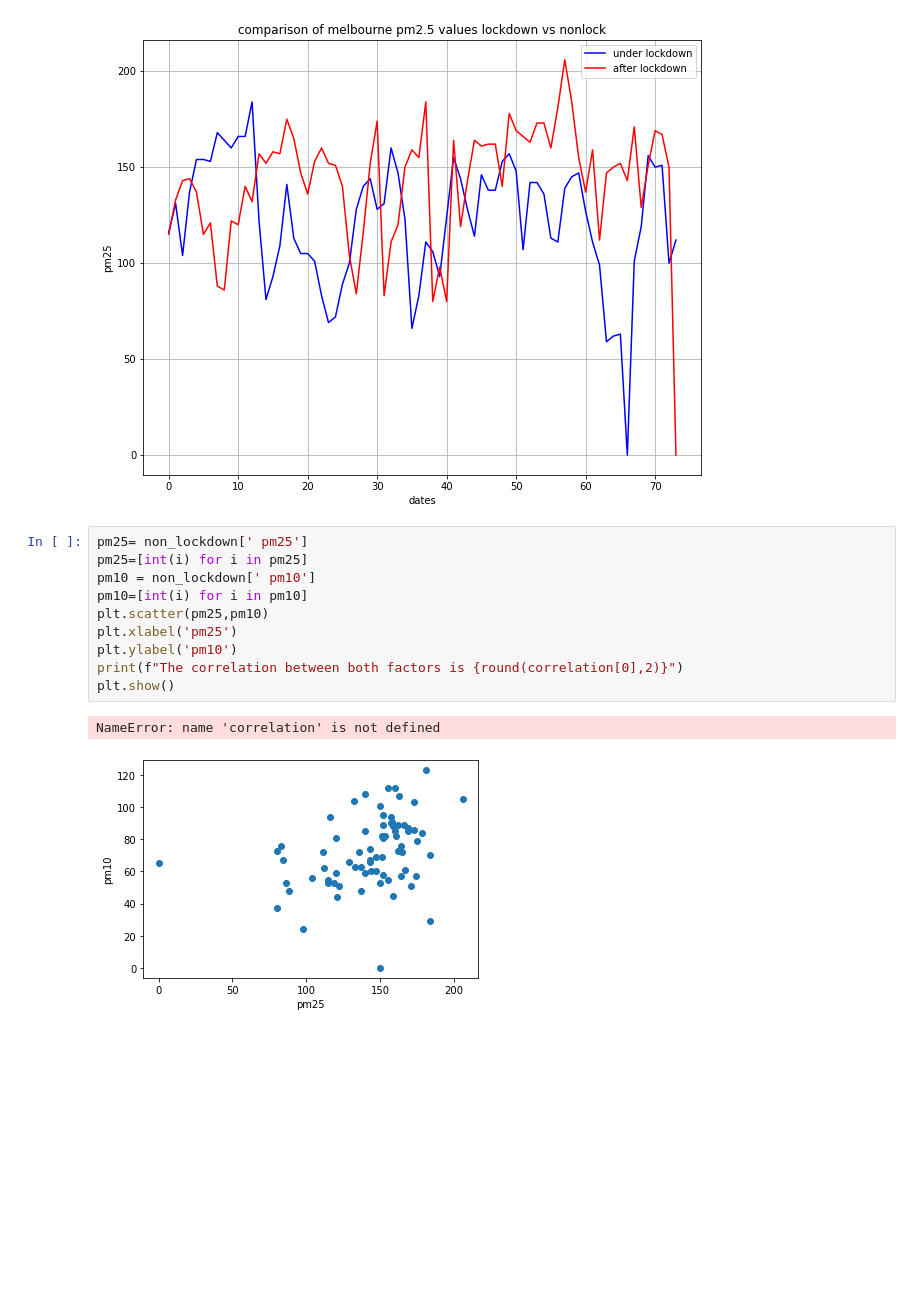
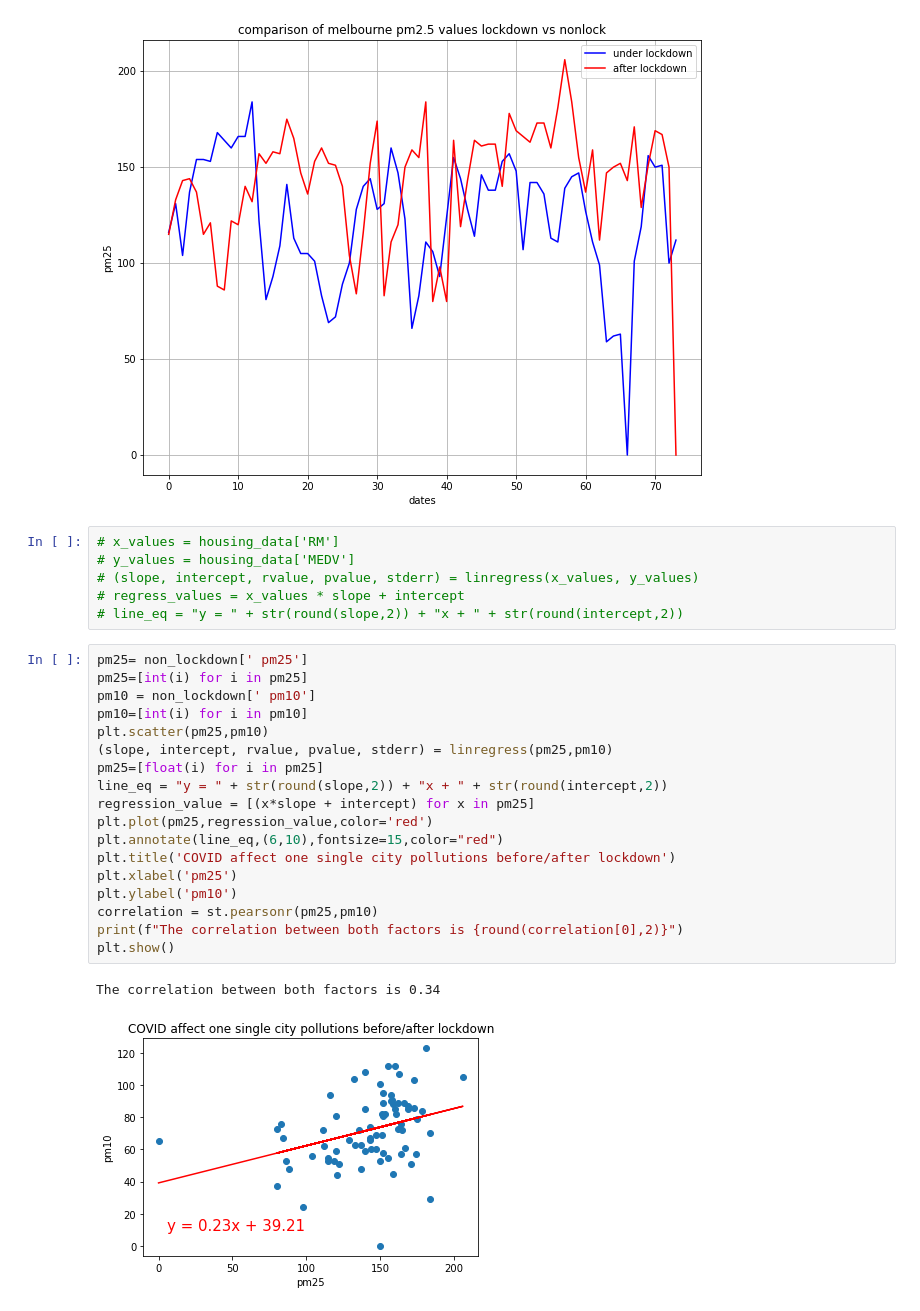
Before and after one commit to williamkewei/Project-Repo, a Jupyter notebook: single city_COVID before AND after.ipynb, the cells around one changed output. Drawn from its saved outputs; the diff is of its cells as text; blank space fills up the shorter version.

Commit message:
COVID comparison before/after for one city pollution data

```diff
--- a/single city_COVID before AND after.ipynb
+++ b/single city_COVID before AND after.ipynb
@@ -133,16 +133,30 @@ plt.title('comparison of melbourne pm2.5 values lockdown vs nonlock')
 # %% [output]
 Text(0.5, 1.0, 'comparison of melbourne pm2.5 values lockdown vs nonlock')
 [figure]
+# %%
+# x_values = housing_data['RM']
+# y_values = housing_data['MEDV']
+# (slope, intercept, rvalue, pvalue, stderr) = linregress(x_values, y_values)
+# regress_values = x_values * slope + intercept
+# line_eq = "y = " + str(round(slope,2)) + "x + " + str(round(intercept,2))
 # %%
 pm25= non_lockdown[' pm25']
 pm25=[int(i) for i in pm25]
 pm10 = non_lockdown[' pm10']
 pm10=[int(i) for i in pm10]
 plt.scatter(pm25,pm10)
+(slope, intercept, rvalue, pvalue, stderr) = linregress(pm25,pm10)
+pm25=[float(i) for i in pm25]
+line_eq = "y = " + str(round(slope,2)) + "x + " + str(round(intercept,2))
+regression_value = [(x*slope + intercept) for x in pm25]
+plt.plot(pm25,regression_value,color='red')
+plt.annotate(line_eq,(6,10),fontsize=15,color="red")
+plt.title('COVID affect one single city pollutions before/after lockdown')
 plt.xlabel('pm25')
 plt.ylabel('pm10')
+correlation = st.pearsonr(pm25,pm10)
 print(f"The correlation between both factors is {round(correlation[0],2)}")
 plt.show()
 # %% [output]
-NameError: name 'correlation' is not defined
+The correlation between both factors is 0.34
-[figure, old version]
+[figure, new version]
```
